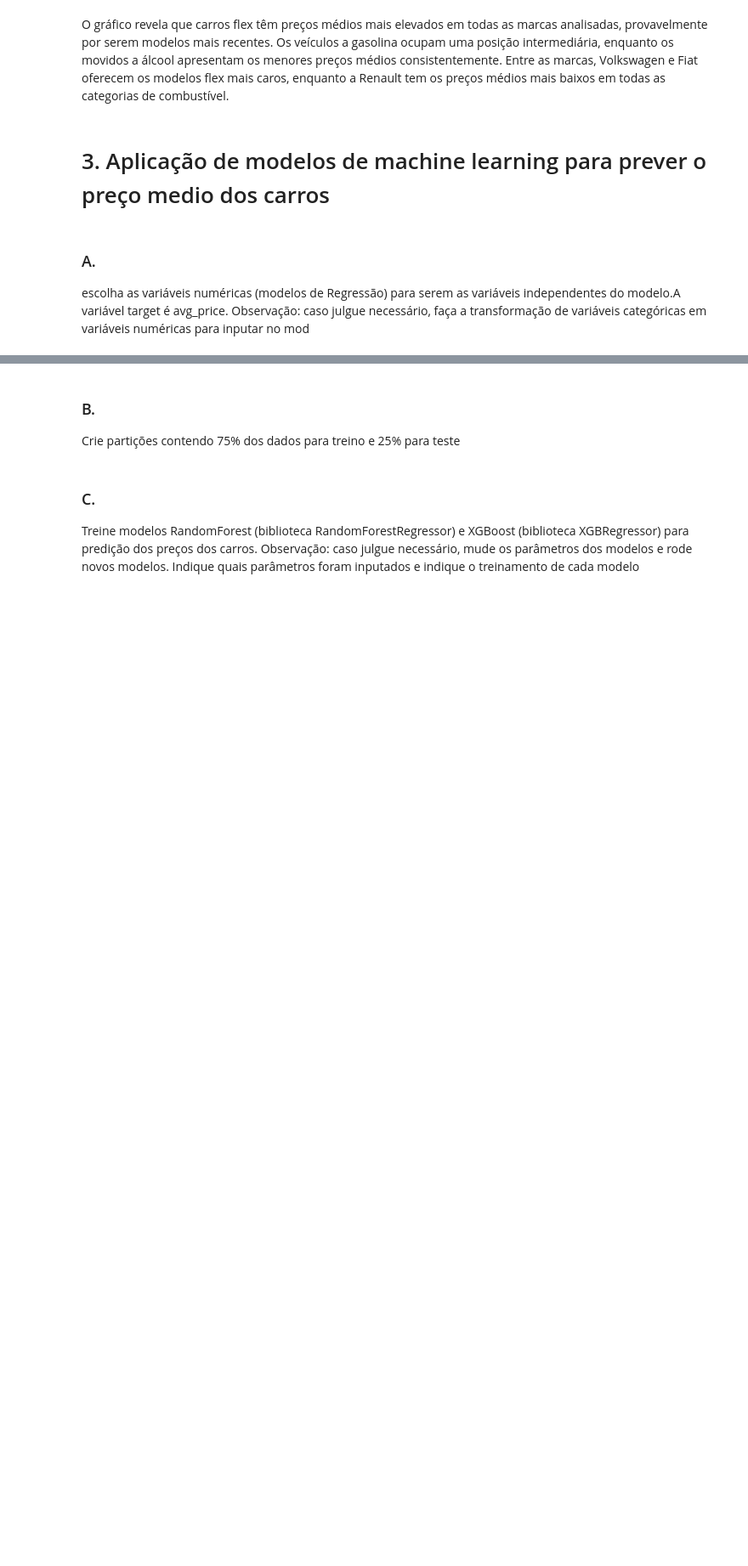
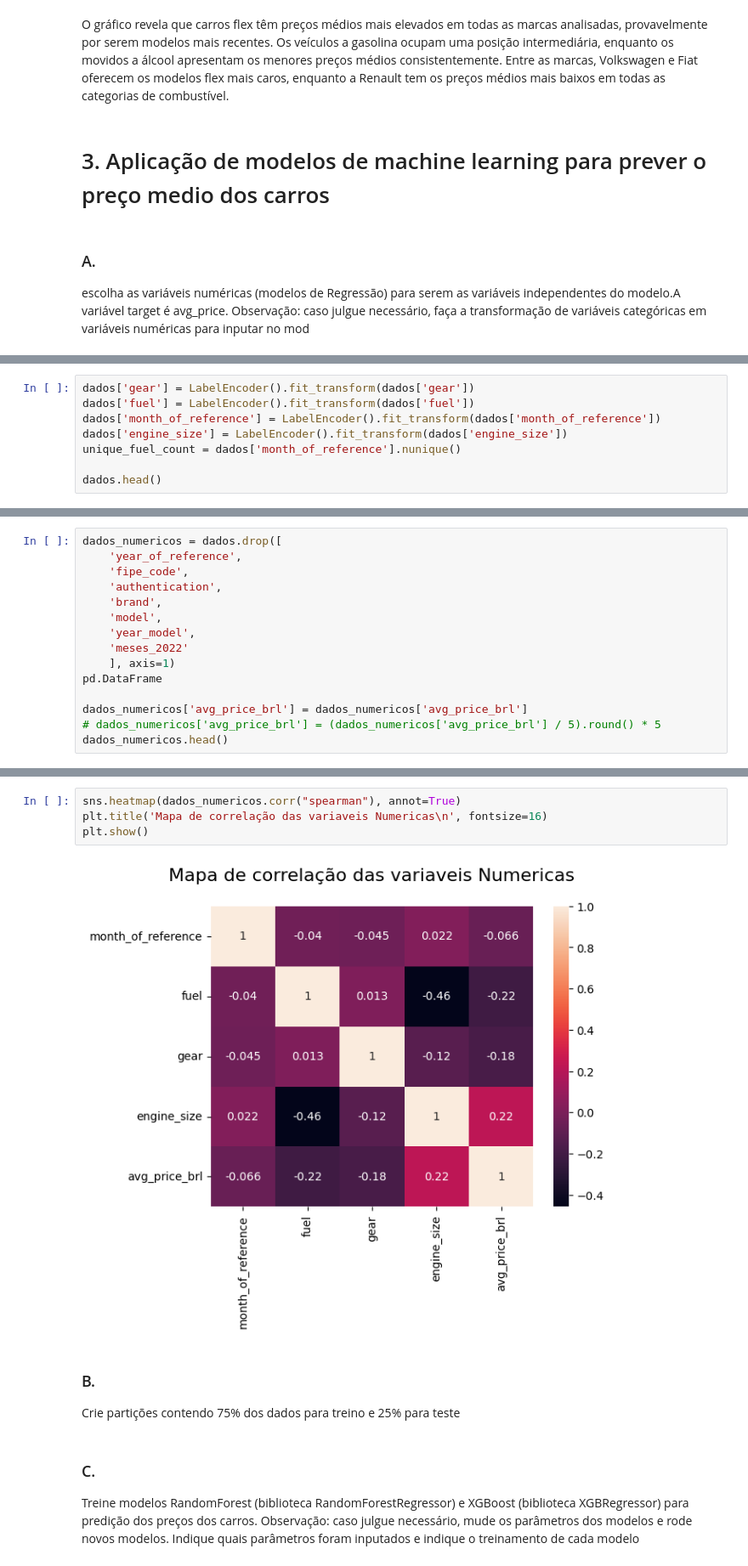
Before and after one commit to renansko/LPA, a Jupyter notebook: Dados/trabalho.ipynb, the cells around one changed output, grey strips where cells are left out. Shown at 85% size. Drawn from its saved outputs; the diff is of its cells as text; blank space fills up the shorter version.

```diff
--- a/Dados/trabalho.ipynb
+++ b/Dados/trabalho.ipynb
@@ -235,0 +281,8 @@ inputar no mod
+# %%
+dados['gear'] = LabelEncoder().fit_transform(dados['gear'])
+dados['fuel'] = LabelEncoder().fit_transform(dados['fuel'])
+dados['month_of_reference'] = LabelEncoder().fit_transform(dados['month_of_reference'])
+dados['engine_size'] = LabelEncoder().fit_transform(dados['engine_size'])
+unique_fuel_count = dados['month_of_reference'].nunique()
+
+dados.head()
@@ -235,0 +296,15 @@ inputar no mod
+# %%
+dados_numericos = dados.drop([
+    'year_of_reference',
+    'fipe_code',
+    'authentication',
+    'brand',
+    'model',
+    'year_model',
+    'meses_2022'
+    ], axis=1)
+pd.DataFrame
+
+dados_numericos['avg_price_brl'] = dados_numericos['avg_price_brl']
+# dados_numericos['avg_price_brl'] = (dados_numericos['avg_price_brl'] / 5).round() * 5
+dados_numericos.head()
@@ -236,3 +318,9 @@ inputar no mod
+# %%
+sns.heatmap(dados_numericos.corr("spearman"), annot=True)
+plt.title('Mapa de correlação das variaveis Numericas\n', fontsize=16)
+plt.show()
+# %% [output]
+[figure, added]
 # %% [markdown]
 ### B.
 Crie partições contendo 75% dos dados para treino e 25% para teste
```
Also changed, not shown: parts of 7 cells of this notebook, 1 other file.
